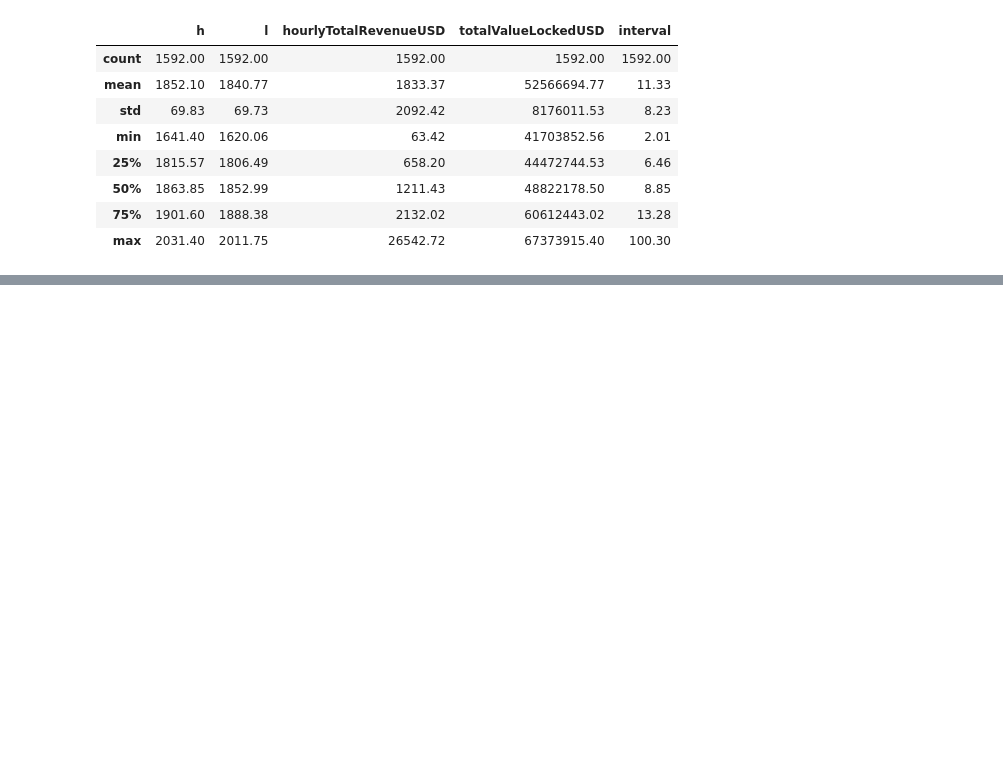
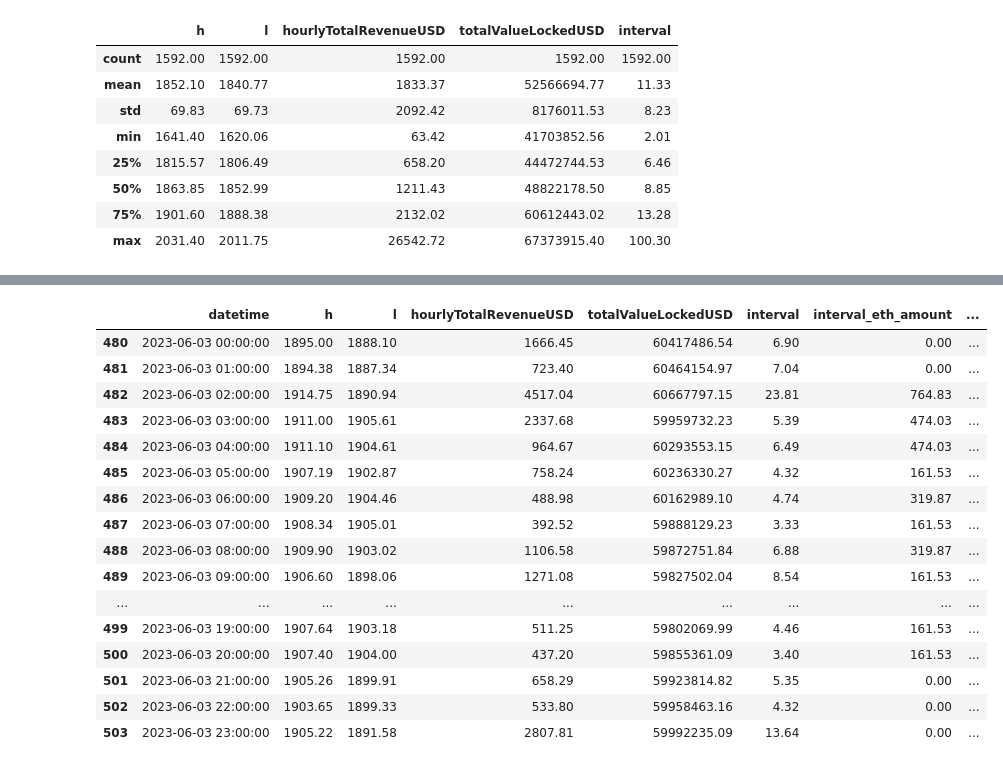
Before and after one commit to zhant09/uniswap-v3-analysis, a Jupyter notebook: notebooks/liquidity_provider/arb_eth_usdc_small_interval.ipynb, the cells around one changed output, grey strips where cells are left out. Cells and saved outputs as stored; diff of their text form; code cells hidden in the pictures; blank space fills up the shorter version.

Commit message:
add small interval analysis

```diff
--- a/notebooks/liquidity_provider/arb_eth_usdc_small_interval.ipynb
+++ b/notebooks/liquidity_provider/arb_eth_usdc_small_interval.ipynb
@@ -291,12 +296,26 @@ print(records[0])
 # %%
-def get_interval_liquidity(low_price, high_price):
+def get_interval_liquidity(day, low_price, high_price):
+    if day not in liquidity_dict:
+        return 0, 0
+
     eth_amount = 0
     usdc_amount = 0
+    records = liquidity_dict[day]
     for record in records:
-        if low_price < record["bottom_price"] < high_price or low_price < record["top_price"] < high_price:
+        if (low_price < record["bottom_price"] < high_price) or (low_price < record["top_price"] < high_price):
             eth_amount += record["eth_amount"]
             usdc_amount += record["usdc_amount"]
     return eth_amount, usdc_amount
 
 
 hourly_data = df.to_dict("records")
+for item in hourly_data:
+    day = item["datetime"].split(" ")[0]
+    low_price = item["l"]
+    high_price = item["h"]
+    eth_amount, usdc_amount = get_interval_liquidity(day, low_price, high_price)
+    item["interval_eth_amount"] = eth_amount
+    item["interval_usdc_amount"] = usdc_amount
+
+hourly_df = pd.DataFrame(hourly_data)
+hourly_df.head()
@@ -302,0 +329,5 @@ hourly_data = df.to_dict("records")
+# %%
+print(hourly_df.shape)
+hourly_df["interval_usd"] = (hourly_df["h"] + hourly_df["l"]) / 2 * hourly_df["interval_eth_amount"] + hourly_df["interval_usdc_amount"]
+hourly_df = hourly_df[hourly_df["usd"] > 0]
+print(hourly_df.shape)
@@ -302,0 +337,3 @@ hourly_data = df.to_dict("records")
+# %%
+hourly_df["revenue_1k"] = hourly_df["hourlyTotalRevenueUSD"] / hourly_df["usd"] * 1000
+hourly_df.head()
@@ -302,0 +363,5 @@ hourly_data = df.to_dict("records")
+# %%
+# daily stats
+hourly_df["day"] = hourly_df["datetime"].apply(lambda x: x.split(" ")[0])
+daily_df = hourly_df.groupby(by=["day"]).agg({"h": "max", "l": "min", "hourlyTotalRevenueUSD": "sum"}).reset_index()
+daily_df.head()
@@ -302,0 +463,20 @@ hourly_data = df.to_dict("records")
+# %%
+hourly_df[(hourly_df["datetime"] > "2023-06-03") & (hourly_df["datetime"] < "2023-06-04")].head(25)
+# %% [output]
+|  | datetime | h | l | hourlyTotalRevenueUSD | totalValueLockedUSD | interval | interval_eth_amount | ... |
+| 480 | 2023-06-03 00:00:00 | 1895.00 | 1888.10 | 1666.45 | 60417486.54 | 6.90 | 0.00 | ... |
+| 481 | 2023-06-03 01:00:00 | 1894.38 | 1887.34 | 723.40 | 60464154.97 | 7.04 | 0.00 | ... |
+| 482 | 2023-06-03 02:00:00 | 1914.75 | 1890.94 | 4517.04 | 60667797.15 | 23.81 | 764.83 | ... |
+| 483 | 2023-06-03 03:00:00 | 1911.00 | 1905.61 | 2337.68 | 59959732.23 | 5.39 | 474.03 | ... |
+| 484 | 2023-06-03 04:00:00 | 1911.10 | 1904.61 | 964.67 | 60293553.15 | 6.49 | 474.03 | ... |
+| 485 | 2023-06-03 05:00:00 | 1907.19 | 1902.87 | 758.24 | 60236330.27 | 4.32 | 161.53 | ... |
+| 486 | 2023-06-03 06:00:00 | 1909.20 | 1904.46 | 488.98 | 60162989.10 | 4.74 | 319.87 | ... |
+| 487 | 2023-06-03 07:00:00 | 1908.34 | 1905.01 | 392.52 | 59888129.23 | 3.33 | 161.53 | ... |
+| 488 | 2023-06-03 08:00:00 | 1909.90 | 1903.02 | 1106.58 | 59872751.84 | 6.88 | 319.87 | ... |
+| 489 | 2023-06-03 09:00:00 | 1906.60 | 1898.06 | 1271.08 | 59827502.04 | 8.54 | 161.53 | ... |
+| ... | ... | ... | ... | ... | ... | ... | ... | ... |
+| 499 | 2023-06-03 19:00:00 | 1907.64 | 1903.18 | 511.25 | 59802069.99 | 4.46 | 161.53 | ... |
+| 500 | 2023-06-03 20:00:00 | 1907.40 | 1904.00 | 437.20 | 59855361.09 | 3.40 | 161.53 | ... |
+| 501 | 2023-06-03 21:00:00 | 1905.26 | 1899.91 | 658.29 | 59923814.82 | 5.35 | 0.00 | ... |
+| 502 | 2023-06-03 22:00:00 | 1903.65 | 1899.33 | 533.80 | 59958463.16 | 4.32 | 0.00 | ... |
+| 503 | 2023-06-03 23:00:00 | 1905.22 | 1891.58 | 2807.81 | 59992235.09 | 13.64 | 0.00 | ... |
```
Also changed, not shown: parts of 39 cells of this notebook.
